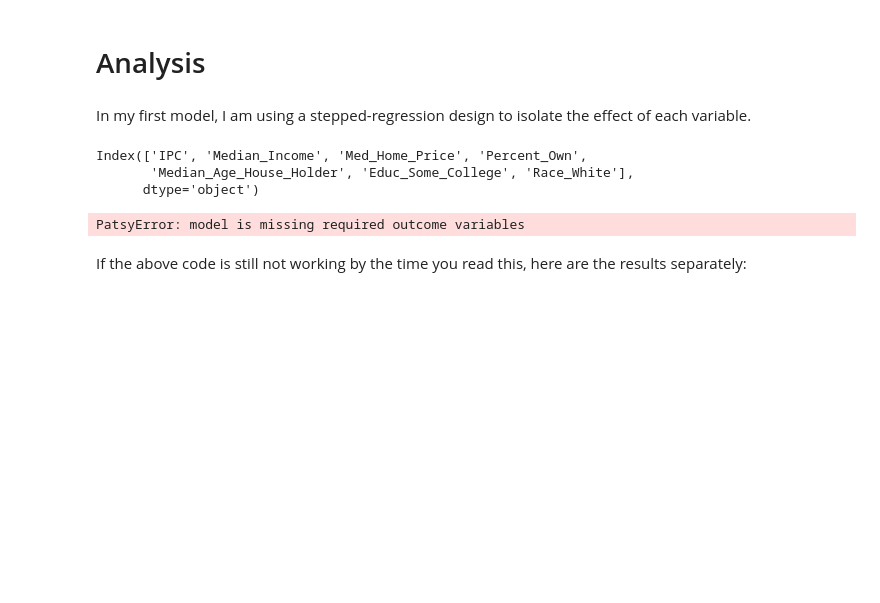
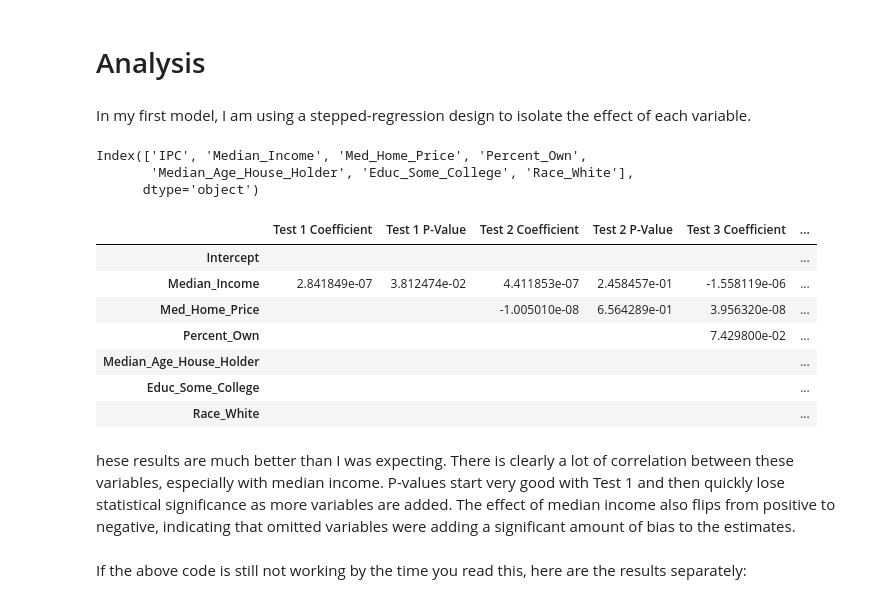
Before and after one commit to TheoDubus97/Final-project, a Jupyter notebook: 294A_Final_Project.ipynb, the cells around one changed output. Drawn from its saved outputs; the diff is of its cells as text; code cells hidden in the pictures; blank space fills up the shorter version.

```diff
--- a/294A_Final_Project.ipynb
+++ b/294A_Final_Project.ipynb
@@ -84,32 +85,51 @@ TD2.columns
 Index(['IPC', 'Median_Income', 'Med_Home_Price', 'Percent_Own',
        'Median_Age_House_Holder', 'Educ_Some_College', 'Race_White'],
       dtype='object')
-# %%
-# set up stepped regression table
-xvars = ['Intercept', 'Median_Income' , 'Med_Home_Price', 'Percent_Own' , 'Median_Age_House_Holder' , 'Educ_Some_College' , 'Race_White']
-rt = pd.DataFrame({'Variable': xvars,
-                   'Test 1 Coefficient': '',
-                   'Test 1 P-Value': '',
-                   'Test 2 Coefficient': '',
-                   'Test 2 P-Value': '',
-                   'Test 3 Coefficient': '',
-                   'Test 3 P-Value': '',
-                   'Test 4 Coefficient': '',
-                   'Test 4 P-Value': '',
-                   'Test 5 Coefficient': '',
-                   'Test 5 P-Value': ''})
-
-# step regression using forloop
-y = TD2[['IPC']]
-x = TD2[['Median_Income' , 'Med_Home_Price', 'Percent_Own' , 'Median_Age_House_Holder' , 'Educ_Some_College' , 'Race_White']]
-
-for i in [1,6]:
-    reg1 = smf.ols(y, x).fit()
-    rt['Test 1 Coefficient'] = reg1.params
-    p_values = reg1.pvalues
-    print(reg1.params)
-# %% [output]
-PatsyError: model is missing required outcome variables
+# %%
+
+# define x and y
+y = TD2[['IPC']]
+x = TD2[['Median_Income' , 'Med_Home_Price', 'Percent_Own' , 'Median_Age_House_Holder' , 'Educ_Some_College' , 'Race_White']]
+
+# Container for coefs and p-values
+xvars = ['Intercept', 'Median_Income' , 'Med_Home_Price', 'Percent_Own' , 'Median_Age_House_Holder' , 'Educ_Some_College' , 'Race_White']
+rt2 = pd.DataFrame(np.nan, index=range(7), columns=range(1))
+rt2 = (rt2
+       .rename(columns={0: 'Variable'})
+       .assign(Variable = xvars)
+       .set_index('Variable'))
+
+# step regression using forloop (this took me a long time to figure out)
+for i in range(1, 7):
+    j = 2*i - 7
+    coefs = np.zeros(6)
+    p_values = np.zeros(6)
+    c = [x.columns[k] for k in range(i,6)]
+    x1 = x.drop(c, axis=1)
+    reg1 = sm.OLS(y, x1, const=False).fit()
+    coefs = reg1.params
+    coefs.rename(f'Test {i} Coefficient', inplace=True)
+    rt2 = pd.concat([rt2, coefs], axis=1)
+    p_values = reg1.pvalues
+    p_values.rename(f'Test {i} P-Value', inplace=True)
+    rt2 = pd.concat([rt2, p_values], axis=1)
+
+# Display pretty regression table
+from IPython.display import display
+pd.options.display.float_format = '{:e}'.format # this keeps the numbers in scientific notation
+rt2.fillna('', inplace=True)
+display(rt2)
+# %% [output]
+|  | Test 1 Coefficient | Test 1 P-Value | Test 2 Coefficient | Test 2 P-Value | Test 3 Coefficient | ... |
+| Intercept |  |  |  |  |  | ... |
+| Median_Income | 2.841849e-07 | 3.812474e-02 | 4.411853e-07 | 2.458457e-01 | -1.558119e-06 | ... |
+| Med_Home_Price |  |  | -1.005010e-08 | 6.564289e-01 | 3.956320e-08 | ... |
+| Percent_Own |  |  |  |  | 7.429800e-02 | ... |
+| Median_Age_House_Holder |  |  |  |  |  | ... |
+| Educ_Some_College |  |  |  |  |  | ... |
+| Race_White |  |  |  |  |  | ... |
+# %% [markdown]
+hese results are much better than I was expecting. There is clearly a lot of correlation between these variables, especially with median income. P-values start very good with Test 1 and then quickly lose statistical significance as more variables are added. The effect of median income also flips from positive to negative, indicating that omitted variables were adding a significant amount of bias to the estimates.
 # %% [markdown]
 If the above code is still not working by the time you read this, here are the results separately:
 # %%
```
Also changed, not shown: parts of 7 cells of this notebook.
